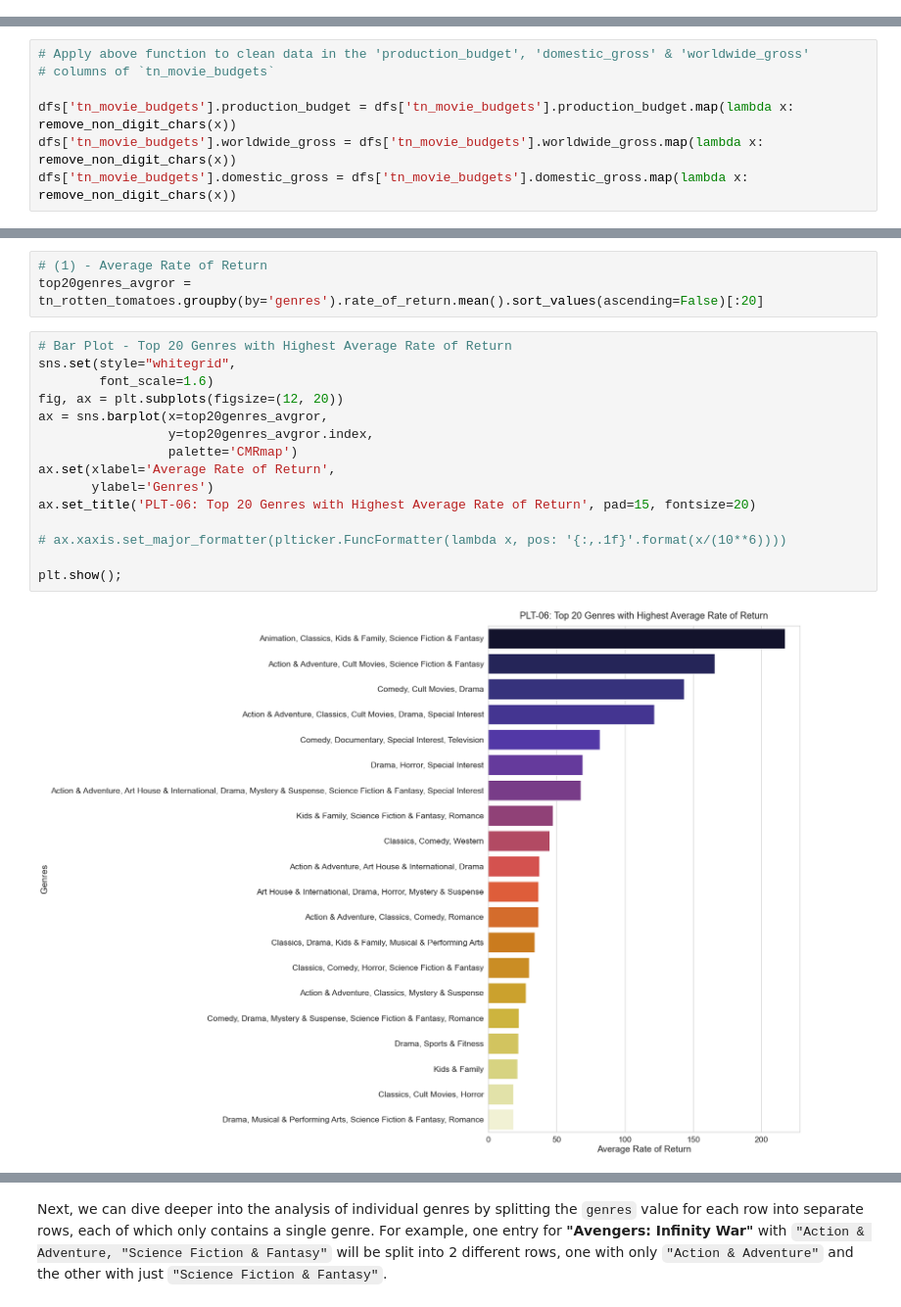
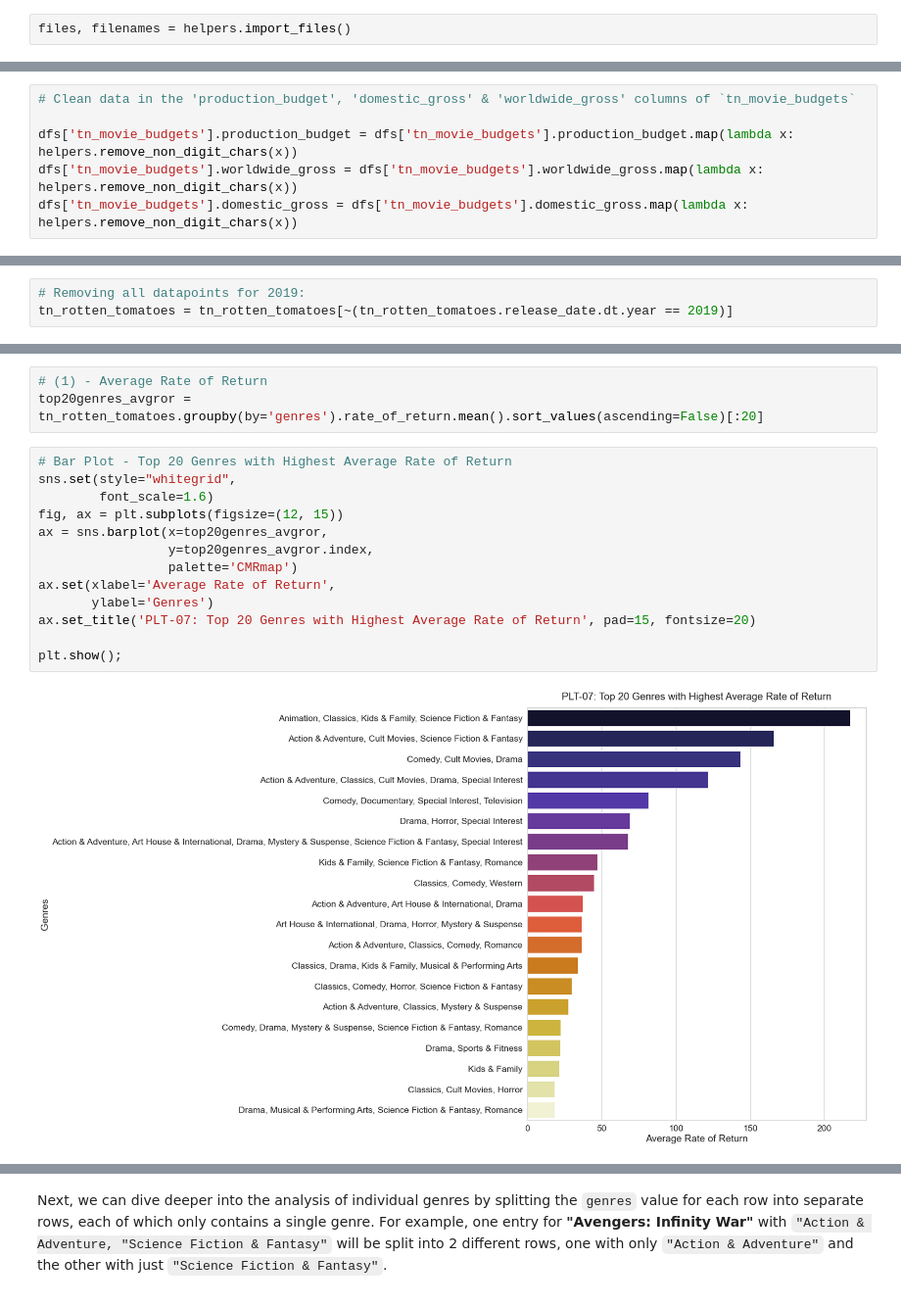
Before and after one commit to chibui191/110920-Project-P1-Movie-Analysis, a Jupyter notebook: dsc-phase1-project-movie-exploratory-analysis.ipynb, the cells around one changed output, grey strips where cells are left out. Shown at 98% size. Cells and saved outputs as stored; diff of their text form.

```diff
--- a/dsc-phase1-project-movie-exploratory-analysis.ipynb
+++ b/dsc-phase1-project-movie-exploratory-analysis.ipynb
@@ -57,3 +50,5 @@ filenames = ["_".join(file.split('/')[-1].split('.')[:-2]) for file in files]
+# %%
+files, filenames = helpers.import_files()
 # %%
 # Read csv files as pandas dataframes
 dfs = {fn: pd.read_csv(f) for (fn, f) in zip(filenames, files)}
@@ -107,10 +98,9 @@ def remove_non_digit_chars(string):
 # %%
-# Apply above function to clean data in the 'production_budget', 'domestic_gross' & 'worldwide_gross'
-# columns of `tn_movie_budgets`
+# Clean data in the 'production_budget', 'domestic_gross' & 'worldwide_gross' columns of `tn_movie_budgets`
 
-dfs['tn_movie_budgets'].production_budget = dfs['tn_movie_budgets'].production_budget.map(lambda x: remove_non_digit_chars(x))
-dfs['tn_movie_budgets'].worldwide_gross = dfs['tn_movie_budgets'].worldwide_gross.map(lambda x: remove_non_digit_chars(x))
-dfs['tn_movie_budgets'].domestic_gross = dfs['tn_movie_budgets'].domestic_gross.map(lambda x: remove_non_digit_chars(x))
+dfs['tn_movie_budgets'].production_budget = dfs['tn_movie_budgets'].production_budget.map(lambda x: helpers.remove_non_digit_chars(x))
+dfs['tn_movie_budgets'].worldwide_gross = dfs['tn_movie_budgets'].worldwide_gross.map(lambda x: helpers.remove_non_digit_chars(x))
+dfs['tn_movie_budgets'].domestic_gross = dfs['tn_movie_budgets'].domestic_gross.map(lambda x: helpers.remove_non_digit_chars(x))
 # %% [markdown]
 And then we will add 2 more columns to `dfs['tn_movie_budgets']`:
 - <b>Profit</b> (`profit`) = `worldwide_gross` - `production_budget`
@@ -195,6 +183,9 @@ In order to focus on the data relevant to our analysis, we will drop column with
 tn_rotten_tomatoes.drop('movie', axis=1, inplace=True)
 # %%
 tn_rotten_tomatoes.drop_duplicates(['movie_title', 'release_date'], keep='last', inplace=True)
+# %%
+# Removing all datapoints for 2019:
+tn_rotten_tomatoes = tn_rotten_tomatoes[~(tn_rotten_tomatoes.release_date.dt.year == 2019)]
 # %%
 tn_rotten_tomatoes.info()
 # %% [output]
@@ -394,18 +389,16 @@ top20genres_avgror = tn_rotten_tomatoes.groupby(by='genres').rate_of_return.mean
 # %%
 # Bar Plot - Top 20 Genres with Highest Average Rate of Return
 sns.set(style="whitegrid",
         font_scale=1.6)
-fig, ax = plt.subplots(figsize=(12, 20))
+fig, ax = plt.subplots(figsize=(12, 15))
 ax = sns.barplot(x=top20genres_avgror,
                  y=top20genres_avgror.index,
                  palette='CMRmap')
 ax.set(xlabel='Average Rate of Return',
        ylabel='Genres')
-ax.set_title('PLT-06: Top 20 Genres with Highest Average Rate of Return', pad=15, fontsize=20)
-
-# ax.xaxis.set_major_formatter(plticker.FuncFormatter(lambda x, pos: '{:,.1f}'.format(x/(10**6))))
+ax.set_title('PLT-07: Top 20 Genres with Highest Average Rate of Return', pad=15, fontsize=20)
 
 plt.show();
 # %% [output]
-[figure, old version]
+[figure, new version]
 # %% [markdown]
```
Also changed, not shown: parts of 58 cells of this notebook, 2 other files.
